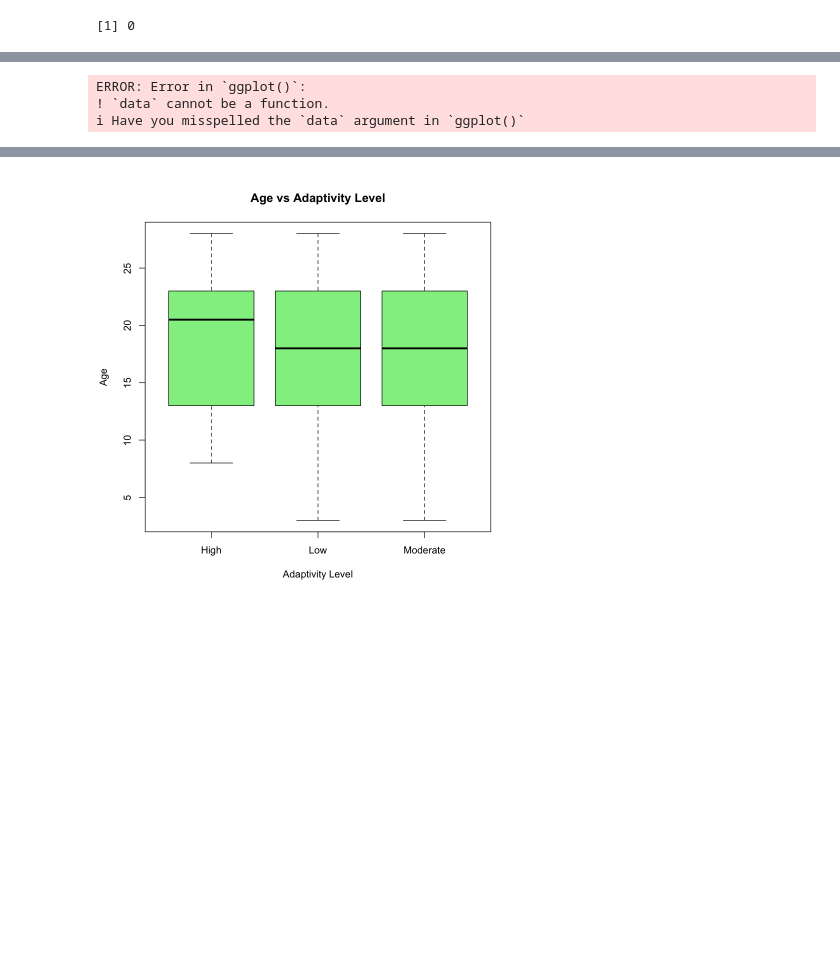
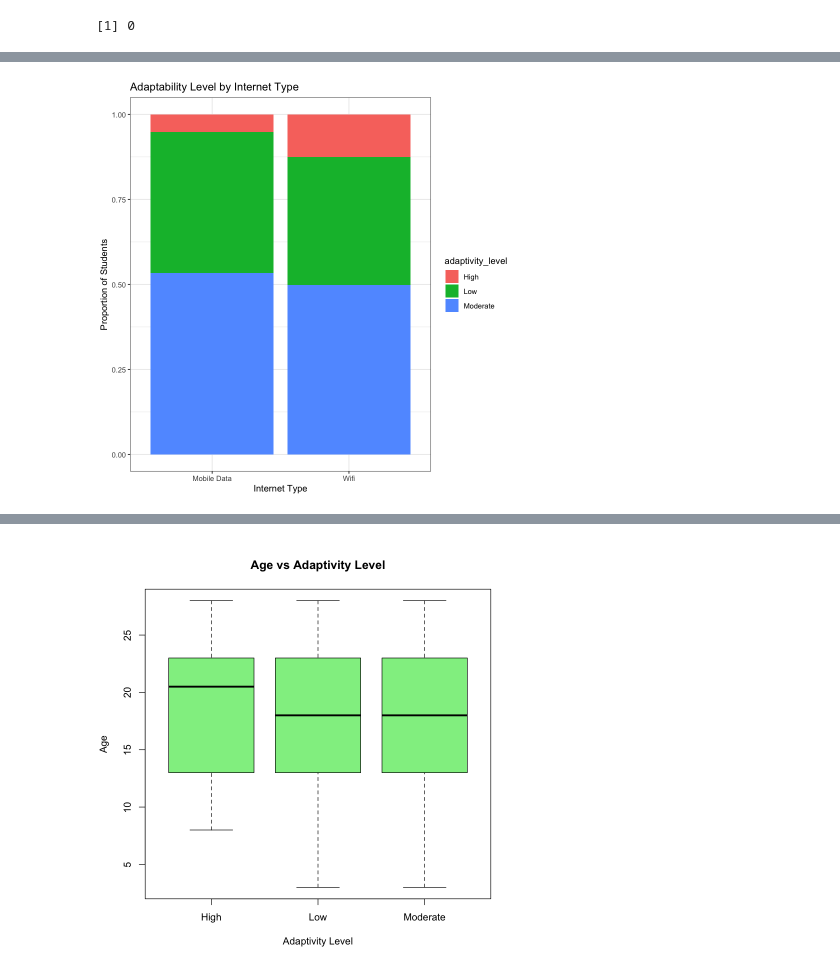
Before and after one commit to imperionite/insighted, a Jupyter notebook: EDA.ipynb, the cells around one changed output, grey strips where cells are left out. Drawn from its saved outputs; the diff is of its cells as text; code cells hidden in the pictures; blank space fills up the shorter version.

```diff
--- a/EDA.ipynb
+++ b/EDA.ipynb
@@ -98,16 +98,14 @@ dim(data)
 # %%
 # B. Internet Type vs. Adaptability
-df %>%
+data %>%
   ggplot(aes(x = internet_type, fill = adaptivity_level)) +
   geom_bar(position = "fill") +
   labs(title = "Adaptability Level by Internet Type",
        x = "Internet Type",
        y = "Proportion of Students") +
   theme_bw()
 # %% [output]
-ERROR: Error in `ggplot()`:
-! `data` cannot be a function.
-ℹ Have you misspelled the `data` argument in `ggplot()`
+[figure, added]
 # %%
 # Encode "class_duration" into numerical categories
 data$class_duration_num <- case_when(
```
Also changed, not shown: parts of 18 cells of this notebook, 5 other files.
